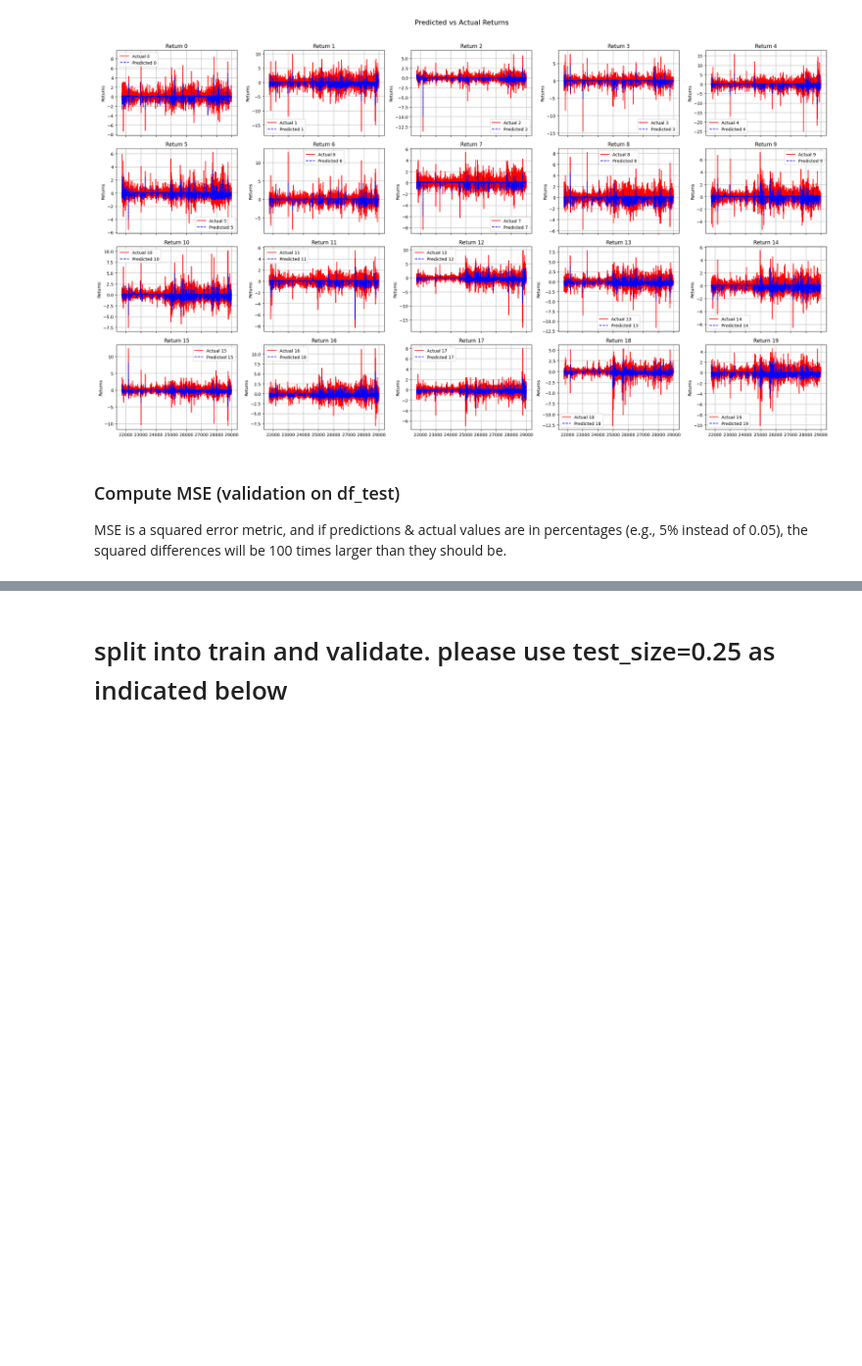
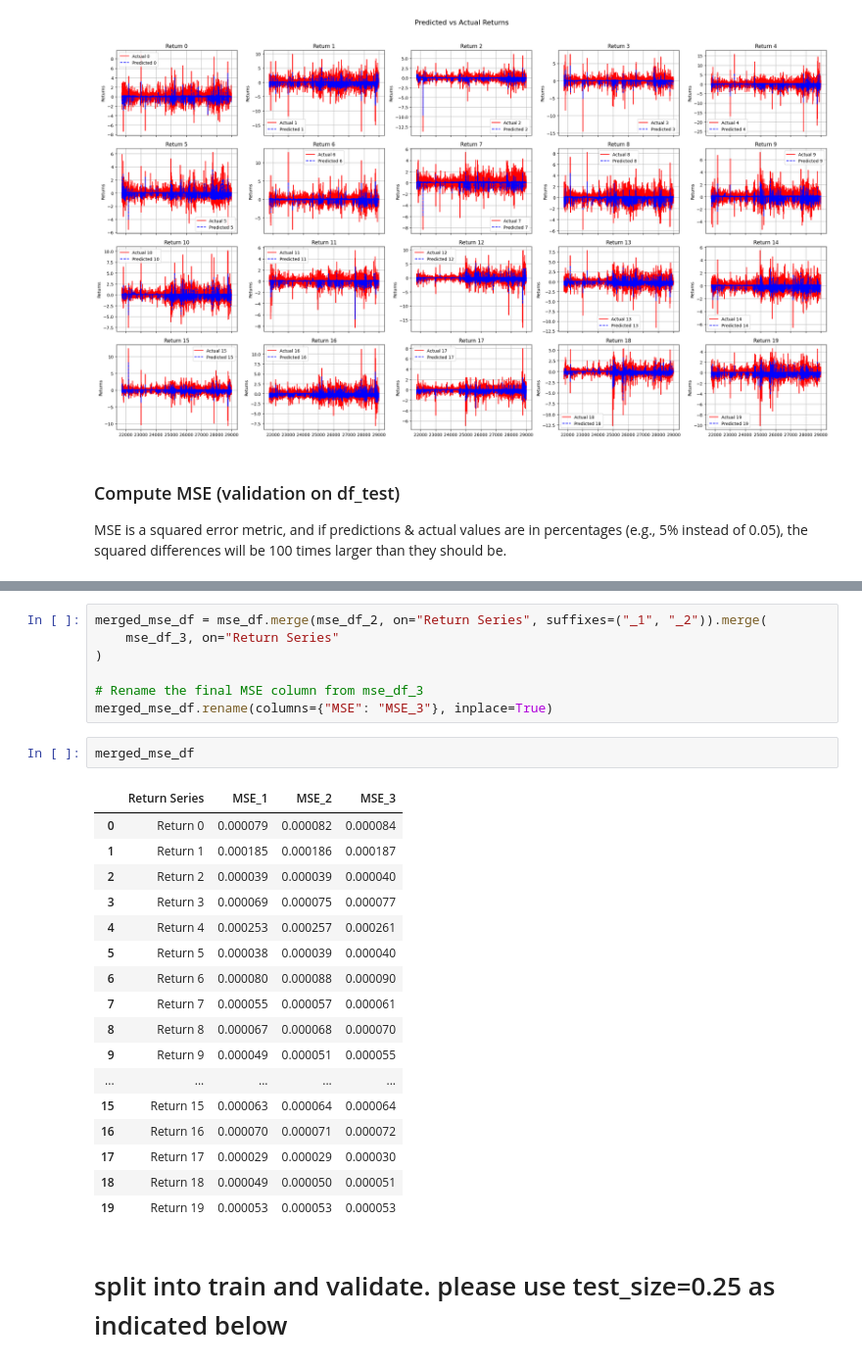
Before and after one commit to maxcardosoderesende/data_science_projects, a Jupyter notebook: AlphaNova_trading/alpha-nova/AlphaNovaContestTemplate.24.02.25_max.ipynb, the cells around one changed output, grey strips where cells are left out. Shown at 98% size. Drawn from its saved outputs; the diff is of its cells as text; blank space fills up the shorter version.

```diff
--- a/AlphaNova_trading/alpha-nova/AlphaNovaContestTemplate.24.02.25_max.ipynb
+++ b/AlphaNova_trading/alpha-nova/AlphaNovaContestTemplate.24.02.25_max.ipynb
@@ -698,3 +1007,30 @@ mse_df
+# %%
+merged_mse_df = mse_df.merge(mse_df_2, on="Return Series", suffixes=("_1", "_2")).merge(
+    mse_df_3, on="Return Series"
+)
+
+# Rename the final MSE column from mse_df_3
+merged_mse_df.rename(columns={"MSE": "MSE_3"}, inplace=True)
+# %%
+merged_mse_df
+# %% [output]
+|  | Return Series | MSE_1 | MSE_2 | MSE_3 |
+| 0 | Return 0 | 0.000079 | 0.000082 | 0.000084 |
+| 1 | Return 1 | 0.000185 | 0.000186 | 0.000187 |
+| 2 | Return 2 | 0.000039 | 0.000039 | 0.000040 |
+| 3 | Return 3 | 0.000069 | 0.000075 | 0.000077 |
+| 4 | Return 4 | 0.000253 | 0.000257 | 0.000261 |
+| 5 | Return 5 | 0.000038 | 0.000039 | 0.000040 |
+| 6 | Return 6 | 0.000080 | 0.000088 | 0.000090 |
+| 7 | Return 7 | 0.000055 | 0.000057 | 0.000061 |
+| 8 | Return 8 | 0.000067 | 0.000068 | 0.000070 |
+| 9 | Return 9 | 0.000049 | 0.000051 | 0.000055 |
+| ... | ... | ... | ... | ... |
+| 15 | Return 15 | 0.000063 | 0.000064 | 0.000064 |
+| 16 | Return 16 | 0.000070 | 0.000071 | 0.000072 |
+| 17 | Return 17 | 0.000029 | 0.000029 | 0.000030 |
+| 18 | Return 18 | 0.000049 | 0.000050 | 0.000051 |
+| 19 | Return 19 | 0.000053 | 0.000053 | 0.000053 |
 # %% [markdown]
 # split into train and validate.  please use test_size=0.25 as indicated below
 # %%
```
Also changed, not shown: parts of 19 cells of this notebook.
